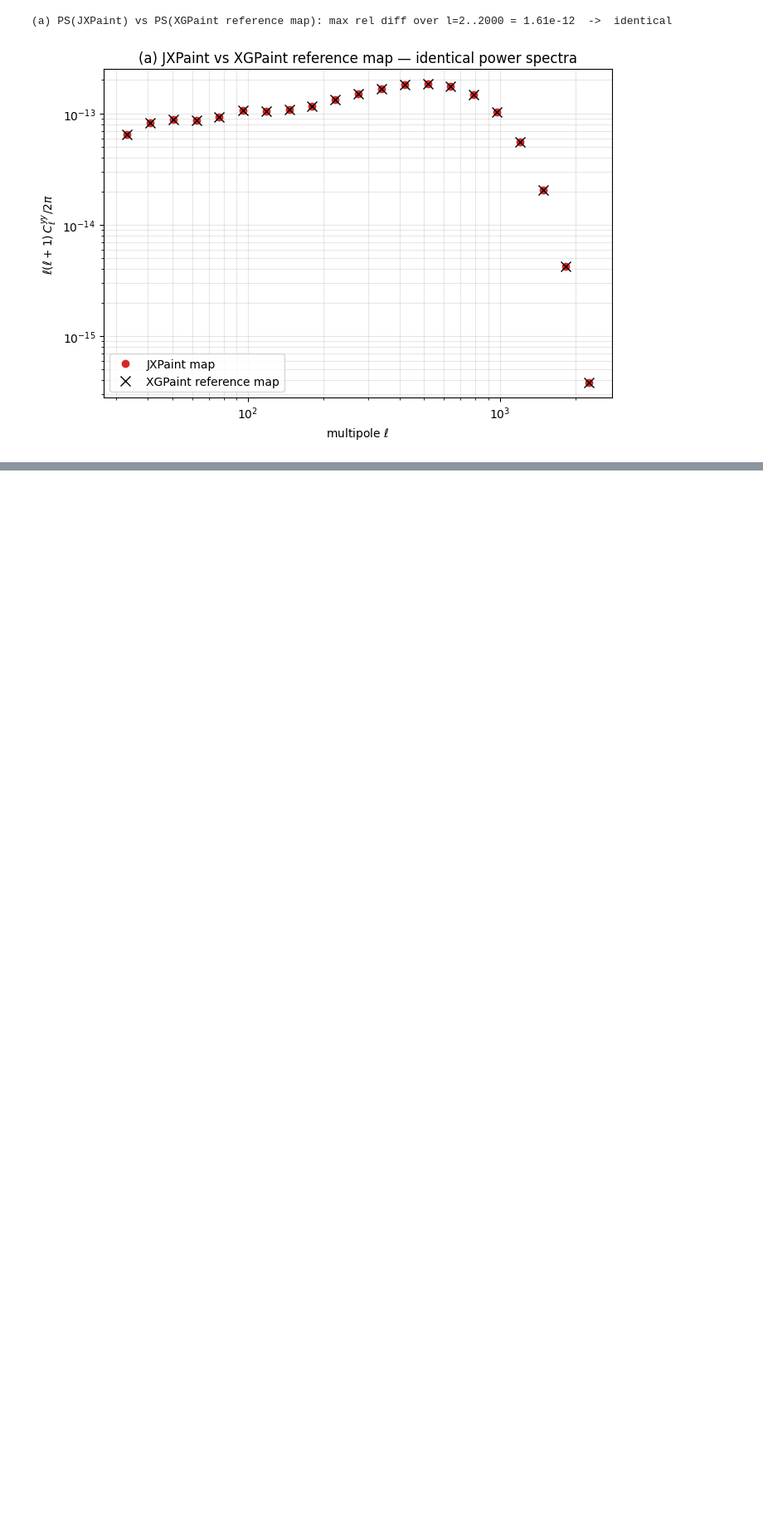
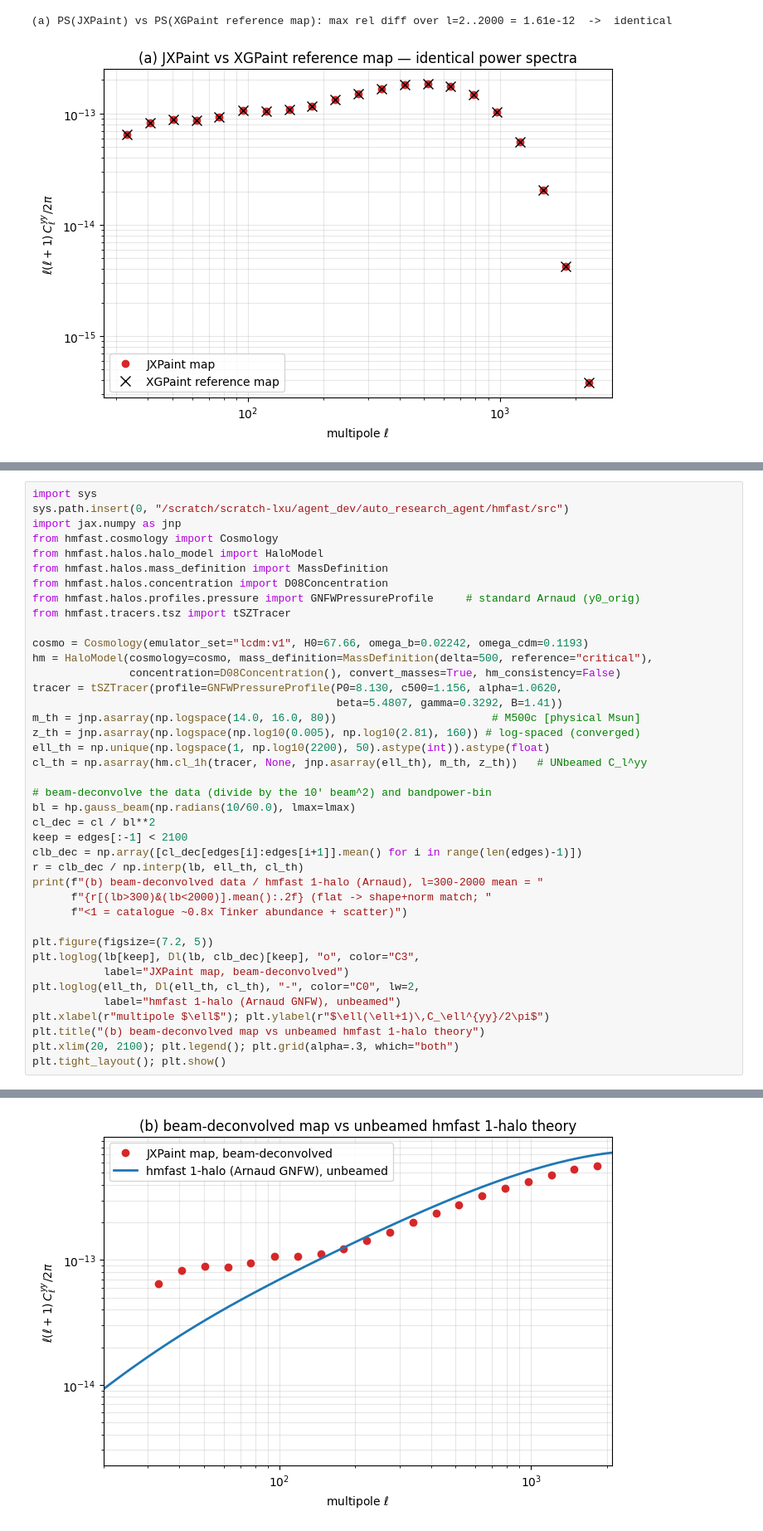
Before and after one commit to licongxu/JXPaint, a Jupyter notebook: tutorials/01_quickstart.ipynb, the cells around one changed output, grey strips where cells are left out. Shown at 83% size. Cells and saved outputs as stored; diff of their text form; blank space fills up the shorter version.

```diff
--- a/tutorials/01_quickstart.ipynb
+++ b/tutorials/01_quickstart.ipynb
@@ -236,0 +170,41 @@ Next: [Tutorial 2](02_profiles.ipynb) on the pressure-profile physics.
+# %%
+import sys
+sys.path.insert(0, "/scratch/scratch-lxu/agent_dev/auto_research_agent/hmfast/src")
+import jax.numpy as jnp
+from hmfast.cosmology import Cosmology
+from hmfast.halos.halo_model import HaloModel
+from hmfast.halos.mass_definition import MassDefinition
+from hmfast.halos.concentration import D08Concentration
+from hmfast.halos.profiles.pressure import GNFWPressureProfile     # standard Arnaud (y0_orig)
+from hmfast.tracers.tsz import tSZTracer
+
+cosmo = Cosmology(emulator_set="lcdm:v1", H0=67.66, omega_b=0.02242, omega_cdm=0.1193)
+hm = HaloModel(cosmology=cosmo, mass_definition=MassDefinition(delta=500, reference="critical"),
+               concentration=D08Concentration(), convert_masses=True, hm_consistency=False)
+tracer = tSZTracer(profile=GNFWPressureProfile(P0=8.130, c500=1.156, alpha=1.0620,
+                                               beta=5.4807, gamma=0.3292, B=1.41))
+m_th = jnp.asarray(np.logspace(14.0, 16.0, 80))                        # M500c [physical Msun]
+z_th = jnp.asarray(np.logspace(np.log10(0.005), np.log10(2.81), 160)) # log-spaced (converged)
+ell_th = np.unique(np.logspace(1, np.log10(2200), 50).astype(int)).astype(float)
+cl_th = np.asarray(hm.cl_1h(tracer, None, jnp.asarray(ell_th), m_th, z_th))   # UNbeamed C_l^yy
+
+# beam-deconvolve the data (divide by the 10' beam^2) and bandpower-bin
+bl = hp.gauss_beam(np.radians(10/60.0), lmax=lmax)
+cl_dec = cl / bl**2
+keep = edges[:-1] < 2100
+clb_dec = np.array([cl_dec[edges[i]:edges[i+1]].mean() for i in range(len(edges)-1)])
+r = clb_dec / np.interp(lb, ell_th, cl_th)
+print(f"(b) beam-deconvolved data / hmfast 1-halo (Arnaud), l=300-2000 mean = "
+      f"{r[(lb>300)&(lb<2000)].mean():.2f} (flat -> shape+norm match; "
+      f"<1 = catalogue ~0.8x Tinker abundance + scatter)")
+
+plt.figure(figsize=(7.2, 5))
+plt.loglog(lb[keep], Dl(lb, clb_dec)[keep], "o", color="C3",
+           label="JXPaint map, beam-deconvolved")
+plt.loglog(ell_th, Dl(ell_th, cl_th), "-", color="C0", lw=2,
+           label="hmfast 1-halo (Arnaud GNFW), unbeamed")
+plt.xlabel(r"multipole $\ell$"); plt.ylabel(r"$\ell(\ell+1)\,C_\ell^{yy}/2\pi$")
+plt.title("(b) beam-deconvolved map vs unbeamed hmfast 1-halo theory")
+plt.xlim(20, 2100); plt.legend(); plt.grid(alpha=.3, which="both")
+plt.tight_layout(); plt.show()
+# %% [output]
@@ -236,0 +212 @@ Next: [Tutorial 2](02_profiles.ipynb) on the pressure-profile physics.
+[figure, added]
```
Also changed, not shown: parts of 7 cells of this notebook, 8 other files.
